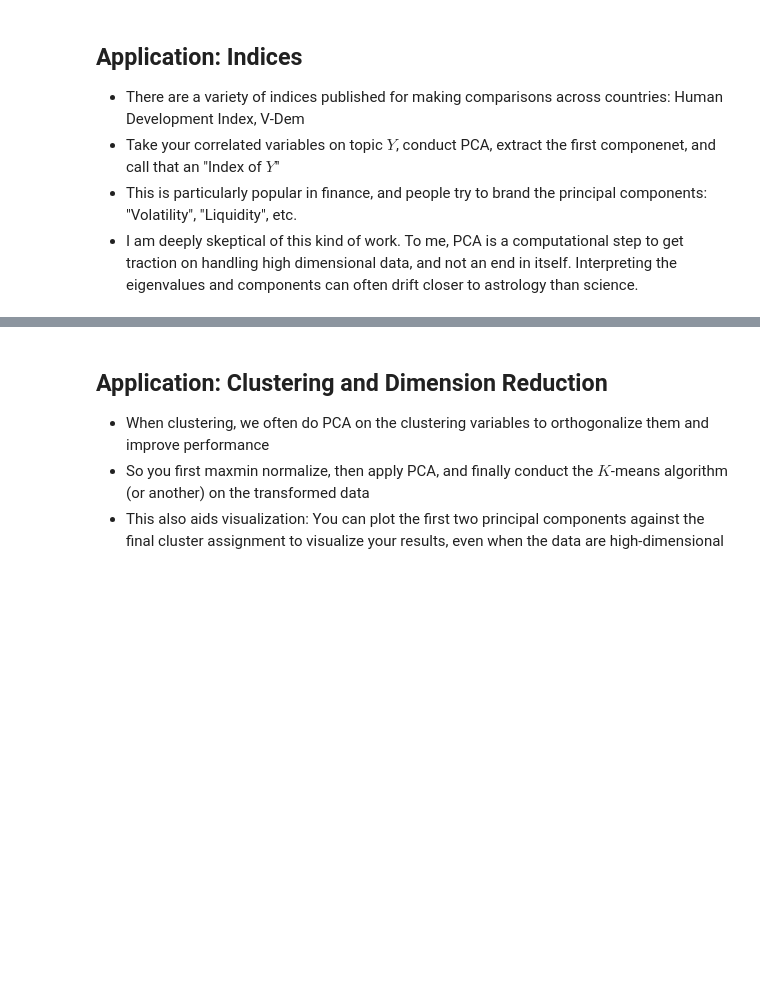
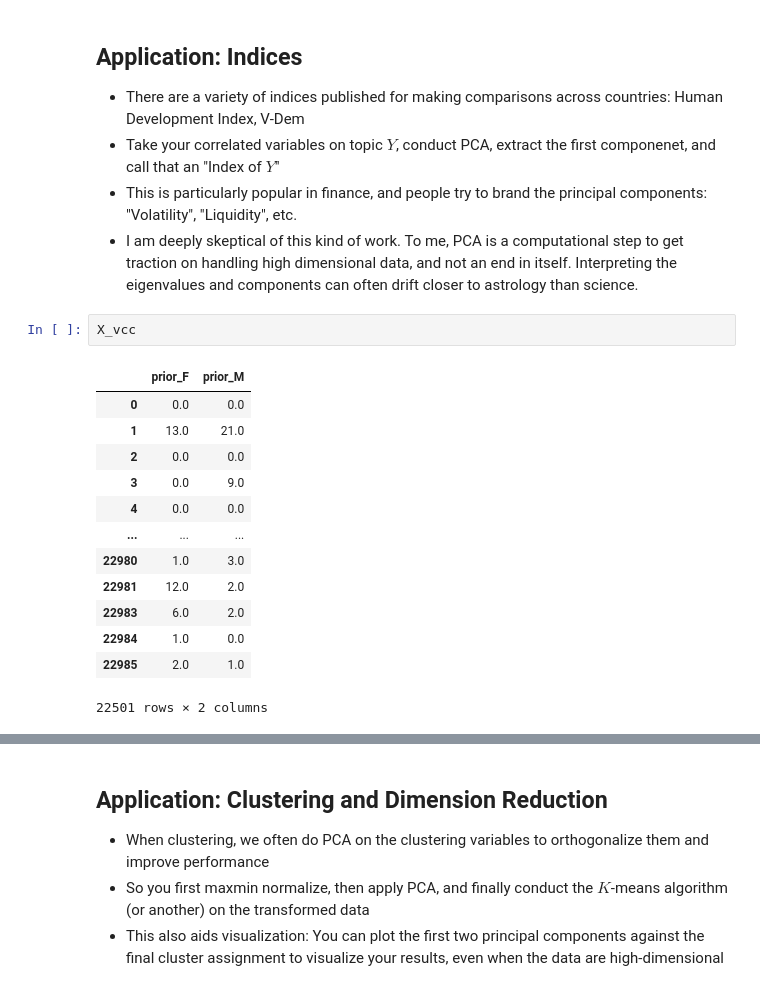
Before and after one commit to zwt4pb/PCA, a Jupyter notebook: pca.ipynb, the cells around one changed output, grey strips where cells are left out. Saved outputs shown, nothing was run; the diff lists cells and outputs as text; blank space fills up the shorter version.

```diff
--- a/pca.ipynb
+++ b/pca.ipynb
@@ -224,6 +224,22 @@ Z_house = pca.transform(X_house) # Project house data; could use new data or tes
 - Take your correlated variables on topic $Y$, conduct PCA, extract the first componenet, and call that an "Index of $Y$"
 - This is particularly popular in finance, and people try to brand the principal components: "Volatility", "Liquidity", etc.
 - I am deeply skeptical of this kind of work. To me, PCA is a computational step to get traction on handling high dimensional data, and not an end in itself. Interpreting the eigenvalues and components can often drift closer to astrology than science.
+# %%
+X_vcc
+# %% [output]
+|  | prior_F | prior_M |
+| 0 | 0.0 | 0.0 |
+| 1 | 13.0 | 21.0 |
+| 2 | 0.0 | 0.0 |
+| 3 | 0.0 | 9.0 |
+| 4 | 0.0 | 0.0 |
+| ... | ... | ... |
+| 22980 | 1.0 | 3.0 |
+| 22981 | 12.0 | 2.0 |
+| 22983 | 6.0 | 2.0 |
+| 22984 | 1.0 | 0.0 |
+| 22985 | 2.0 | 1.0 |
+22501 rows × 2 columns
 # %%
 # Can we build a single-dimensional "past record index" from the justice data?
 
```
Also changed, not shown: parts of 9 cells of this notebook.
